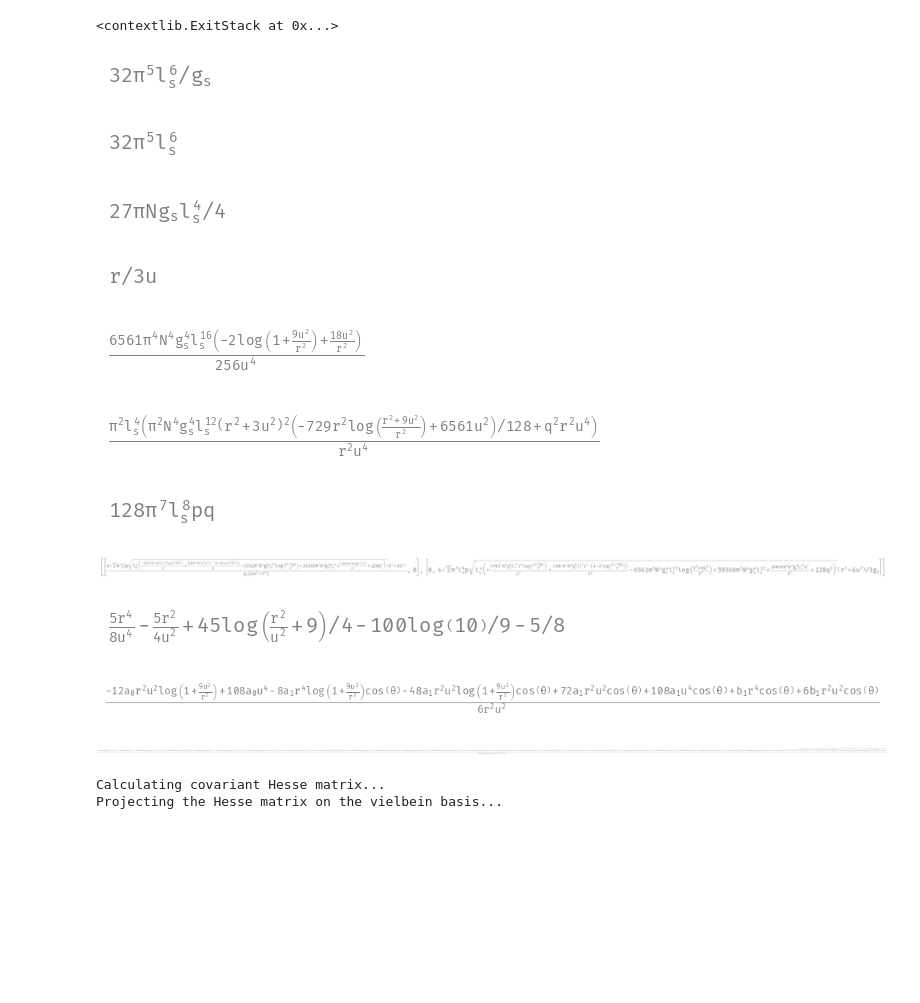
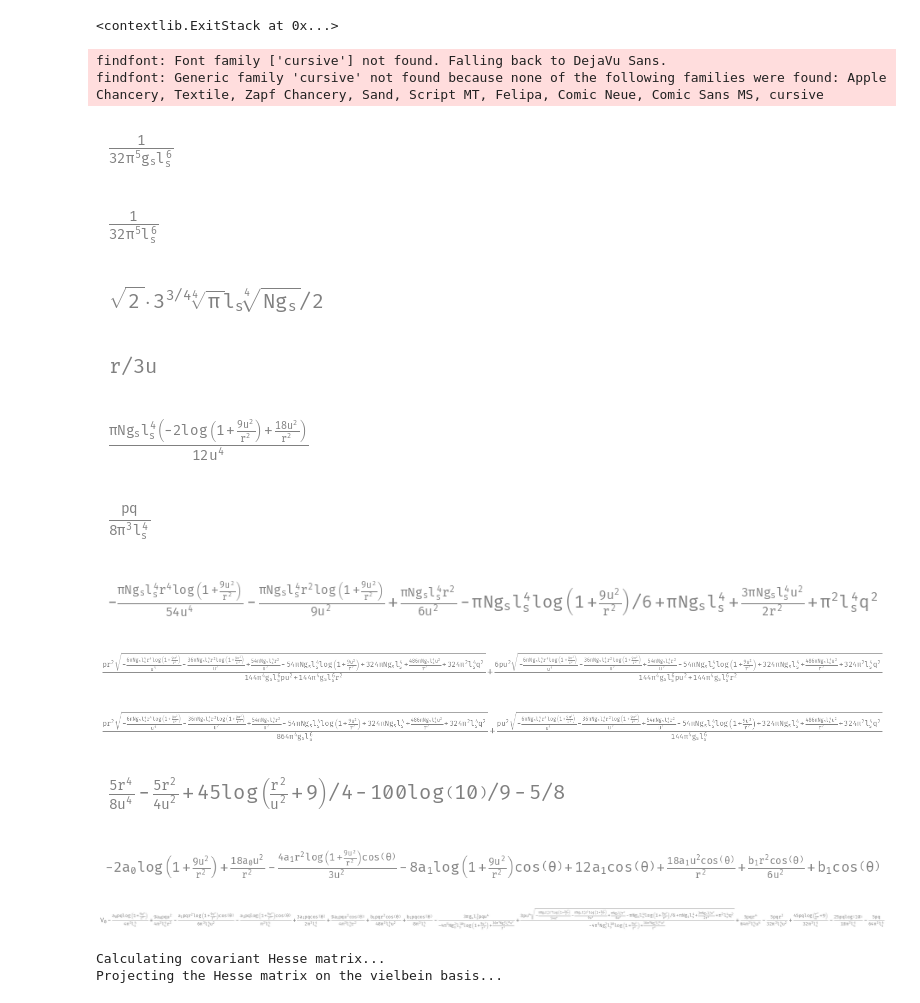
Before and after one commit to smups/inflatox, a Jupyter notebook: notebooks/5Dfatbranes.ipynb, the cells around one changed output. Drawn from its saved outputs; the diff is of its cells as text; code cells hidden in the pictures; blank space fills up the shorter version.

```diff
--- a/notebooks/5Dfatbranes.ipynb
+++ b/notebooks/5Dfatbranes.ipynb
@@ -45,45 +46,58 @@ plt.ioff()
 # %%
 r, θ = sympy.symbols('r θ')
 fields = [r, θ]
 
 gs, ls, N = sympy.symbols('g_s l_s N')
 mu5, T5, Lt = sympy.symbols('mu5 T5 L_T')
 
-mu5 = (2 * sympy.pi)**5 * ls**6
+mu5 = 1/((2 * sympy.pi)**5 * ls**6)
 T5 = mu5 / gs
-Lt = (((27 * sympy.pi) / 4) * N * gs * ls**4).nsimplify()
+Lt = (((27 * sympy.pi) / 4) * N * gs).nsimplify()
+Lt = collect_sqrt(ls * Lt ** (sympy.Rational(1, 4))).powsimp(force=True)
 
 display(T5, mu5, Lt)
 # %% [output]
+findfont: Font family ['cursive'] not found. Falling back to DejaVu Sans.
+findfont: Generic family 'cursive' not found because none of the following families were found: Apple Chancery, Textile, Zapf Chancery, Sand, Script MT, Felipa, Comic Neue, Comic Sans MS, cursive
-[figure, old version]
+[figure, new version]
-[figure, old version]
+[figure, new version]
-[figure, old version]
+[figure, new version]
 # %%
 rho, u = sympy.symbols('rho u')
 rho = r / (3*u)
 
-H = (Lt / (3*u))**4 * ((2 / (rho**2)) - 2*sympy.ln((1/(rho**2)) +1))
+H = (Lt / (3*u))**4 * ((2 / (rho**2)) - 2*sympy.ln((1/(rho**2)) +1)).collect([u, r]).expand().powsimp(force=True)
 display(rho, H)
 # %% [output]
 [figure]
-[figure, old version]
+[figure, new version]
 # %%
 p, q = sympy.symbols('p q')
 
-F = (H / 9 * (r**2 + 3*u**2)**2 + (sympy.pi*q*ls**2)**2).nsimplify().simplify()
+F = (H / 9 * (r**2 + 3*u**2)**2 + (sympy.pi*q*ls**2)**2).nsimplify().collect([r, u]).expand().powsimp()
 gamma = 4*sympy.pi**2*ls**2*p*q*T5*gs
-display(F, gamma)
+display(gamma, F)
 # %% [output]
-[figure, old version]
+[figure, new version]
-[figure, old version]
+[figure, new version]
 # %%
+sqrtF = sympy.sqrt(F)
+g00 = collect_sqrt(
+  4*sympy.pi*p*T5 * sqrtF * ((r**2+6*u**2)/(r**2+p*u**2)),
+evaluate=True).expand().powsimp()
+g11 = collect_sqrt(
+  (4/6) * sympy.pi*p*T5 * sqrtF * (r**2+6*u**2),
+evaluate=True).nsimplify().collect([r, u]).expand().powsimp()
+
+display(g00, g11)
+
 metric = [
-  [(4*sympy.pi*p*T5*sympy.sqrt(F)*((r**2+6*u**2)/(r**2+p*u**2))).expand().simplify(), 0],
-  [0, (4*sympy.pi*p*T5*sympy.sqrt(F)*(r**2+6*u**2)/6).expand().simplify()]
+  [g00, 0],
+  [0, g11]
 ]
-display(metric)
 # %% [output]
-[figure, old version]
+[figure, new version]
+[figure, added]
 # %%
 Phi_min = ( (5/72) * (
   81*(9*rho**2 - 2)*rho**2 +
@@ -101,20 +115,17 @@ Phi_h = (a0 * (2/rho**2 -2*sympy.ln(1/rho**2 + 1))
     6 + 1/rho**2 -2*(2+3*rho**2)*sympy.ln(1 + 1/rho**2)
   )*sympy.cos(θ)
   + (b1/2) * (2+3*rho**2)*sympy.cos(θ)
-).expand().cancel()
+).nsimplify().collect([u, r]).expand().powsimp()
 display(Phi_h)
 # %% [output]
-[figure, old version]
+[figure, new version]
 # %%
-V0, VN = sympy.symbols('V0 V_N')
-V = (1/VN) * (
-  V0
-  + (4*sympy.pi*p*T5/H) * (sympy.sqrt(F)-(ls**2)*sympy.pi*q*gs)
-  + gamma*(Phi_min + Phi_h)
-).expand().factor().cancel()
+V0 = sympy.symbols('V0')
+V = V0 + (4*sympy.pi*p*T5/H) * (sympy.sqrt(F)-(ls**2)*sympy.pi*q*gs) + gamma*(Phi_min + Phi_h)
+V = V.nsimplify().collect([ls, gs]).expand().powsimp()
 display(V)
 # %% [output]
-[figure, old version]
+[figure, new version]
 # %%
 hesse = inflatox.SymbolicCalculation.new_from_list(
   fields,
```
Also changed, not shown: parts of 13 cells of this notebook, 4 other files.
